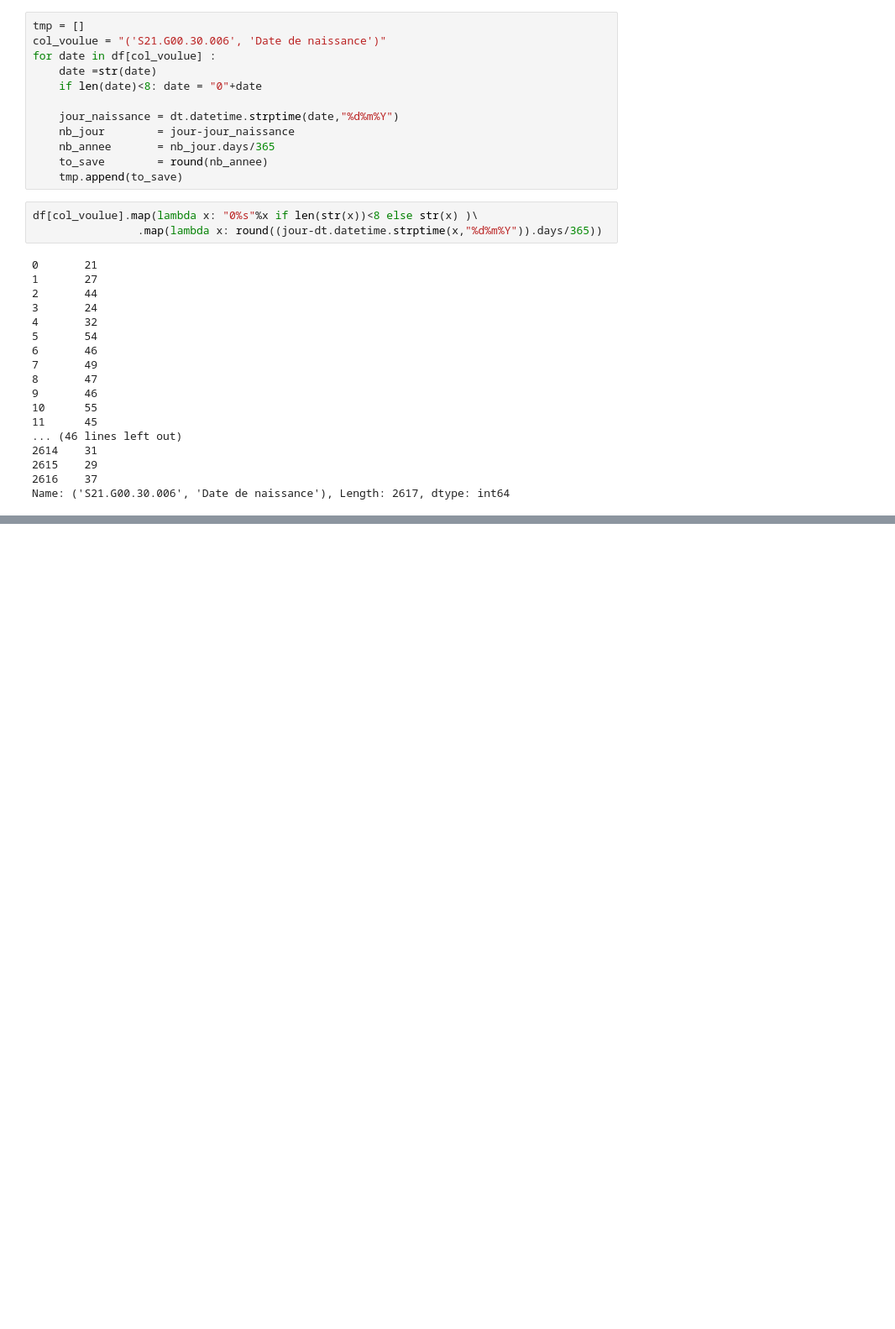
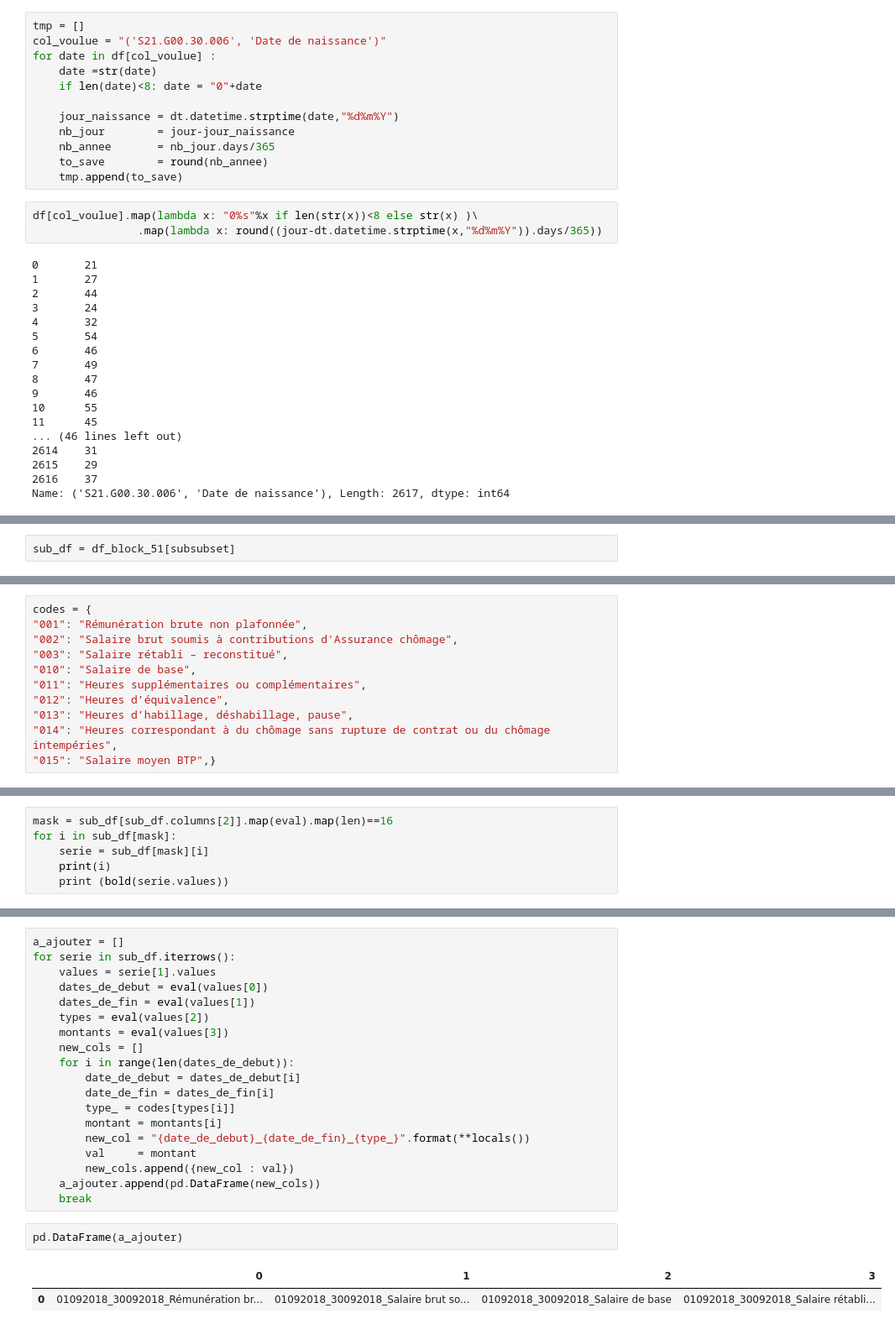
Before and after one commit to romainjouin/formation_python, a Jupyter notebook: analyse_de_dsn_groupe_ibo2.ipynb, the cells around one changed output, grey strips where cells are left out. Shown at 84% size. Cells and saved outputs as stored; diff of their text form; blank space fills up the shorter version.

```diff
--- a/analyse_de_dsn_groupe_ibo2.ipynb
+++ b/analyse_de_dsn_groupe_ibo2.ipynb
@@ -162,0 +202,2 @@ KeyError: "('S21.G00.31.001', 'Date de la modification')"
+# %%
+sub_df = df_block_51[subsubset]
@@ -162,0 +214,11 @@ KeyError: "('S21.G00.31.001', 'Date de la modification')"
+# %%
+codes = {
+"001": "Rémunération brute non plafonnée",
+"002": "Salaire brut soumis à contributions d'Assurance chômage",
+"003": "Salaire rétabli – reconstitué",
+"010": "Salaire de base",
+"011": "Heures supplémentaires ou complémentaires",
+"012": "Heures d’équivalence",
+"013": "Heures d’habillage, déshabillage, pause",
+"014": "Heures correspondant à du chômage sans rupture de contrat ou du chômage intempéries",
+"015": "Salaire moyen BTP",}
@@ -162,0 +229,6 @@ KeyError: "('S21.G00.31.001', 'Date de la modification')"
+# %%
+mask = sub_df[sub_df.columns[2]].map(eval).map(len)==16
+for i in sub_df[mask]:
+    serie = sub_df[mask][i]
+    print(i)
+    print (bold(serie.values))
@@ -162,0 +251,24 @@ KeyError: "('S21.G00.31.001', 'Date de la modification')"
+# %%
+a_ajouter = []
+for serie in sub_df.iterrows():
+    values = serie[1].values
+    dates_de_debut = eval(values[0])
+    dates_de_fin = eval(values[1])
+    types = eval(values[2])
+    montants = eval(values[3])
+    new_cols = []
+    for i in range(len(dates_de_debut)):
+        date_de_debut = dates_de_debut[i]
+        date_de_fin = dates_de_fin[i]
+        type_ = codes[types[i]]
+        montant = montants[i]
+        new_col = "{date_de_debut}_{date_de_fin}_{type_}".format(**locals())
+        val     = montant
+        new_cols.append({new_col : val})
+    a_ajouter.append(pd.DataFrame(new_cols))
+    break
+# %%
+pd.DataFrame(a_ajouter)
+# %% [output]
+|  | 0 | 1 | 2 | 3 |
+| 0 | 01092018_30092018_Rémunération br... | 01092018_30092018_Salaire brut so... | 01092018_30092018_Salaire de base | 01092018_30092018_Salaire rétabli... |
```
Also changed, not shown: parts of 20 cells of this notebook.
